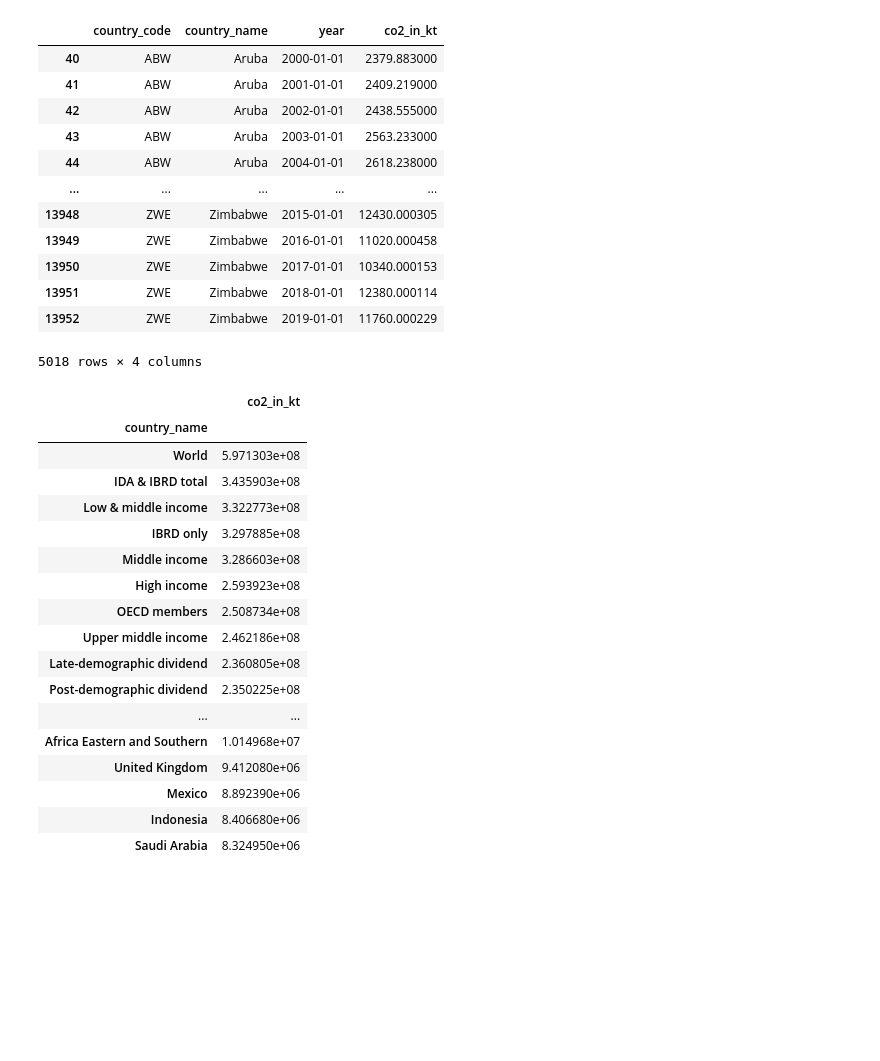
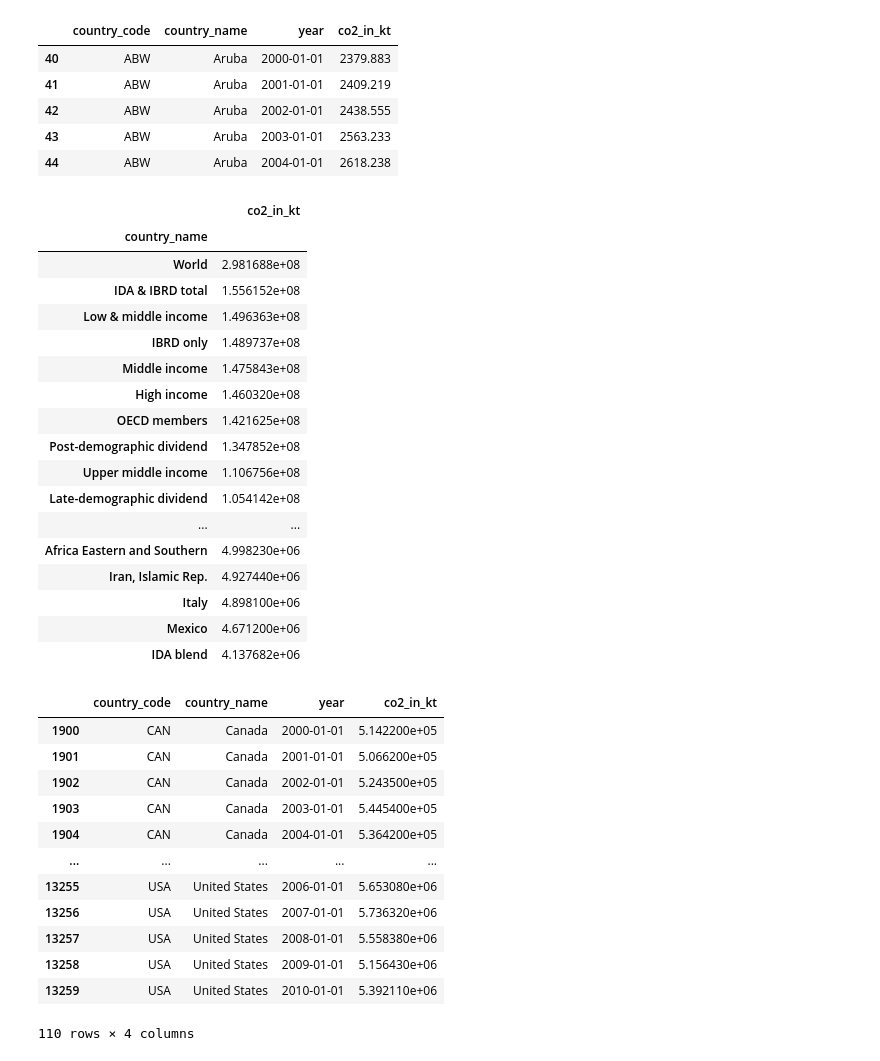
Before and after one commit to PatrickSchuetten/Climate_Change_Data_Exploration, a Jupyter notebook: notebooks/join_dataframe.ipynb, the cells around one changed output. Cells and saved outputs as stored; diff of their text form; code cells hidden in the pictures; blank space fills up the shorter version.

Commit message:
adding join_dataframe and gitignore, req_files

```diff
--- a/notebooks/join_dataframe.ipynb
+++ b/notebooks/join_dataframe.ipynb
@@ -6,42 +9,36 @@ co2 = pd.read_csv('../data/cleaned/co2_emissions_kt_by_country_clean.csv')
 gdp = pd.read_csv('../data/cleaned/gdp_clean.csv')
 temp_g = pd.read_csv('../data/cleaned/global_temperatures_cleaned.csv')
 # %%
-co2 = co2[(co2['year']>='2000-01-01') & (co2['year']<='2019-01-01')]
-co2
+co2 = co2[(co2['year']>='2000-01-01') & (co2['year']<='2009-01-01')]
+co2.head()
 # %% [output]
 |  | country_code | country_name | year | co2_in_kt |
-| 40 | ABW | Aruba | 2000-01-01 | 2379.883000 |
-| 41 | ABW | Aruba | 2001-01-01 | 2409.219000 |
-| 42 | ABW | Aruba | 2002-01-01 | 2438.555000 |
-| 43 | ABW | Aruba | 2003-01-01 | 2563.233000 |
-| 44 | ABW | Aruba | 2004-01-01 | 2618.238000 |
-| ... | ... | ... | ... | ... |
-| 13948 | ZWE | Zimbabwe | 2015-01-01 | 12430.000305 |
-| 13949 | ZWE | Zimbabwe | 2016-01-01 | 11020.000458 |
-| 13950 | ZWE | Zimbabwe | 2017-01-01 | 10340.000153 |
-| 13951 | ZWE | Zimbabwe | 2018-01-01 | 12380.000114 |
-| 13952 | ZWE | Zimbabwe | 2019-01-01 | 11760.000229 |
+| 40 | ABW | Aruba | 2000-01-01 | 2379.883 |
+| 41 | ABW | Aruba | 2001-01-01 | 2409.219 |
+| 42 | ABW | Aruba | 2002-01-01 | 2438.555 |
+| 43 | ABW | Aruba | 2003-01-01 | 2563.233 |
+| 44 | ABW | Aruba | 2004-01-01 | 2618.238 |
-5018 rows × 4 columns
 # %%
-co2high = pd.pivot_table(co2, index='country_name', values='co2_in_kt', aggfunc=sum).sort_values('co2_in_kt', ascending=False, ignore_index=False
+# find out the top 10 countries with the highest co2 emission in the years 2000-2010
+co2rank = pd.pivot_table(co2, index='country_name', values='co2_in_kt', aggfunc=sum).sort_values('co2_in_kt', ascending=False, ignore_index=False
 )
-co2high.head(50)
+co2rank.head(50)
 # %% [output]
 |  | co2_in_kt |
 | country_name |  |
-| World | 5.971303e+08 |
-| IDA & IBRD total | 3.435903e+08 |
-| Low & middle income | 3.322773e+08 |
-| IBRD only | 3.297885e+08 |
-| Middle income | 3.286603e+08 |
-| High income | 2.593923e+08 |
-| OECD members | 2.508734e+08 |
-| Upper middle income | 2.462186e+08 |
-| Late-demographic dividend | 2.360805e+08 |
-| Post-demographic dividend | 2.350225e+08 |
+| World | 2.981688e+08 |
+| IDA & IBRD total | 1.556152e+08 |
+| Low & middle income | 1.496363e+08 |
+| IBRD only | 1.489737e+08 |
+| Middle income | 1.475843e+08 |
+| High income | 1.460320e+08 |
+| OECD members | 1.421625e+08 |
+| Post-demographic dividend | 1.347852e+08 |
+| Upper middle income | 1.106756e+08 |
+| Late-demographic dividend | 1.054142e+08 |
 | ... | ... |
-| Africa Eastern and Southern | 1.014968e+07 |
-| United Kingdom | 9.412080e+06 |
-| Mexico | 8.892390e+06 |
-| Indonesia | 8.406680e+06 |
-| Saudi Arabia | 8.324950e+06 |
+| Africa Eastern and Southern | 4.998230e+06 |
+| Iran, Islamic Rep. | 4.927440e+06 |
+| Italy | 4.898100e+06 |
+| Mexico | 4.671200e+06 |
+| IDA blend | 4.137682e+06 |
@@ -47,0 +47,17 @@ co2high.head(50)
+# %%
+co2_top10 = co2[co2['country_name'].isin(country_top10)]
+co2_top10
+# %% [output]
+|  | country_code | country_name | year | co2_in_kt |
+| 1900 | CAN | Canada | 2000-01-01 | 5.142200e+05 |
+| 1901 | CAN | Canada | 2001-01-01 | 5.066200e+05 |
+| 1902 | CAN | Canada | 2002-01-01 | 5.243500e+05 |
+| 1903 | CAN | Canada | 2003-01-01 | 5.445400e+05 |
+| 1904 | CAN | Canada | 2004-01-01 | 5.364200e+05 |
+| ... | ... | ... | ... | ... |
+| 13255 | USA | United States | 2006-01-01 | 5.653080e+06 |
+| 13256 | USA | United States | 2007-01-01 | 5.736320e+06 |
+| 13257 | USA | United States | 2008-01-01 | 5.558380e+06 |
+| 13258 | USA | United States | 2009-01-01 | 5.156430e+06 |
+| 13259 | USA | United States | 2010-01-01 | 5.392110e+06 |
+110 rows × 4 columns
```
Also changed, not shown: parts of 7 cells of this notebook, 3 other files.
